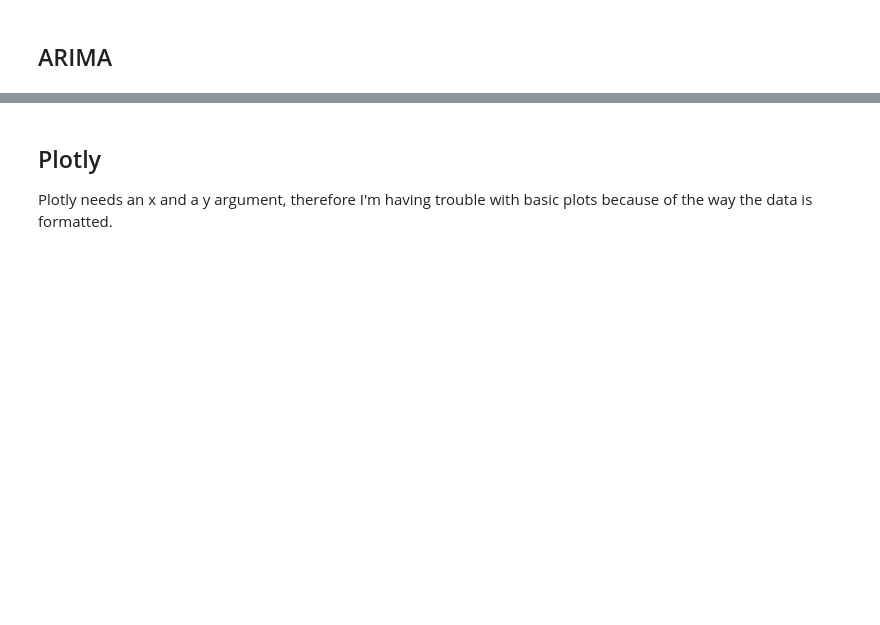
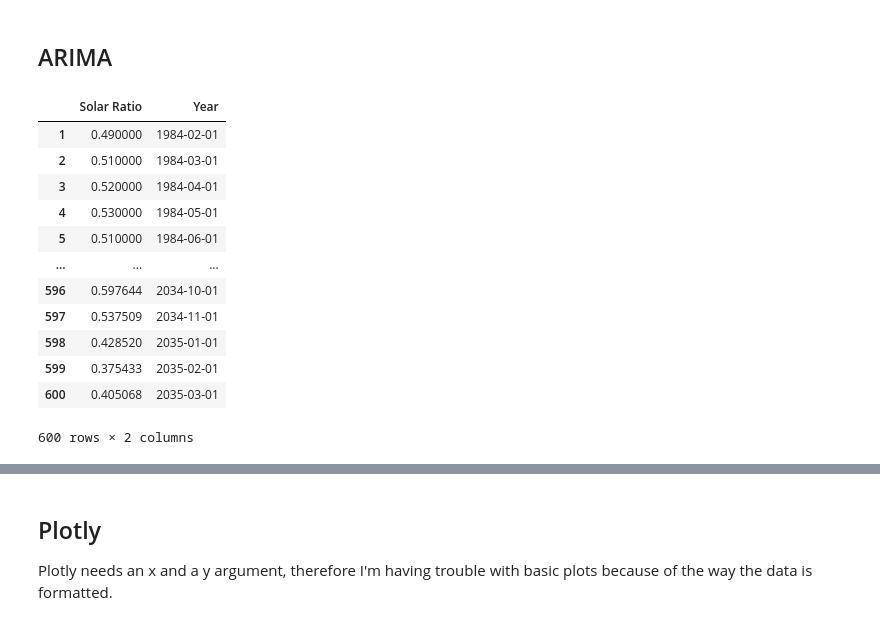
Before and after one commit to Solar-Wind-ML-DIRECT-2022-Project/2022-Project-Repo, a Jupyter notebook: SERF/Plotly.ipynb, the cells around one changed output, grey strips where cells are left out. Drawn from its saved outputs; the diff is of its cells as text; code cells hidden in the pictures; blank space fills up the shorter version.

```diff
--- a/SERF/Plotly.ipynb
+++ b/SERF/Plotly.ipynb
@@ -44,2 +85,43 @@ pred_sol1 = model_fit.predict(start = 1, end = 600)
+# %%
+import datetime
+
+# Converting the data prediction from ARIMA into a dataframe
+
+df = pd.DataFrame()
+df['Solar Ratio'] = pred_sol1
+
+# Associating a year and a month with the ARIMA predictions
+# Used the 'Year' from the previous data frame and added the additional years predicted by ARIMA
+
+years = allsky['Year'].tolist()
+year = 2021
+month = 1
+day = 1
+for x in range(157):
+    if month == 12:
+        year += 1
+        month = 1
+    years.append(datetime.date(year, month, day))
+    month += 1
+
+# Adding the time column 'Years' to the ARIMA dataframe
+
+df['Year'] = years
+df.drop([0], axis=0, inplace=True)
+df
+# %% [output]
+|  | Solar Ratio | Year |
+| 1 | 0.490000 | 1984-02-01 |
+| 2 | 0.510000 | 1984-03-01 |
+| 3 | 0.520000 | 1984-04-01 |
+| 4 | 0.530000 | 1984-05-01 |
+| 5 | 0.510000 | 1984-06-01 |
+| ... | ... | ... |
+| 596 | 0.597644 | 2034-10-01 |
+| 597 | 0.537509 | 2034-11-01 |
+| 598 | 0.428520 | 2035-01-01 |
+| 599 | 0.375433 | 2035-02-01 |
+| 600 | 0.405068 | 2035-03-01 |
+600 rows × 2 columns
 # %%
 fig, ax = plt.subplots(figsize = (10,8))
```
Also changed, not shown: parts of 6 cells of this notebook.
